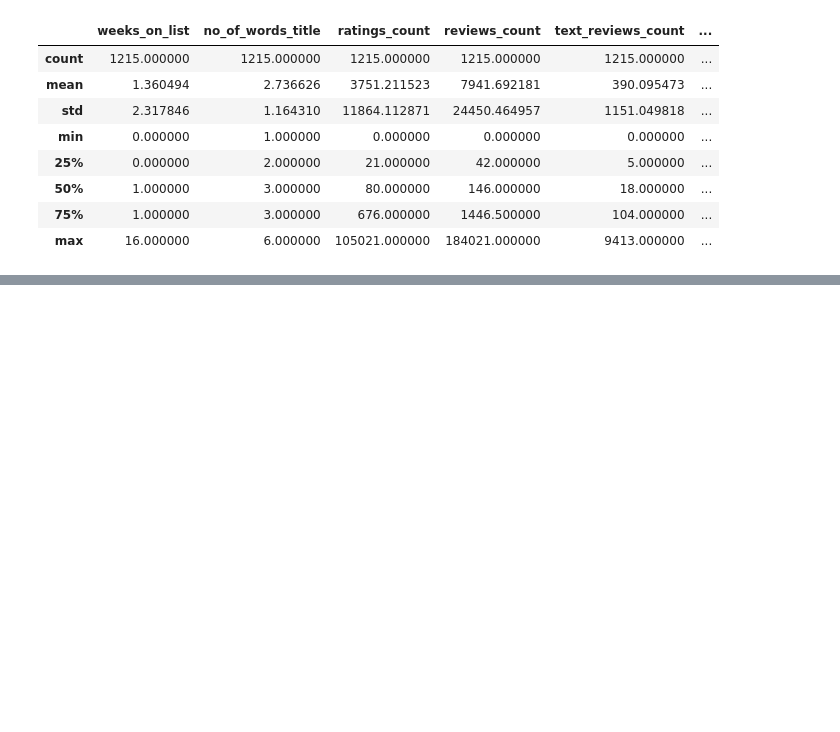
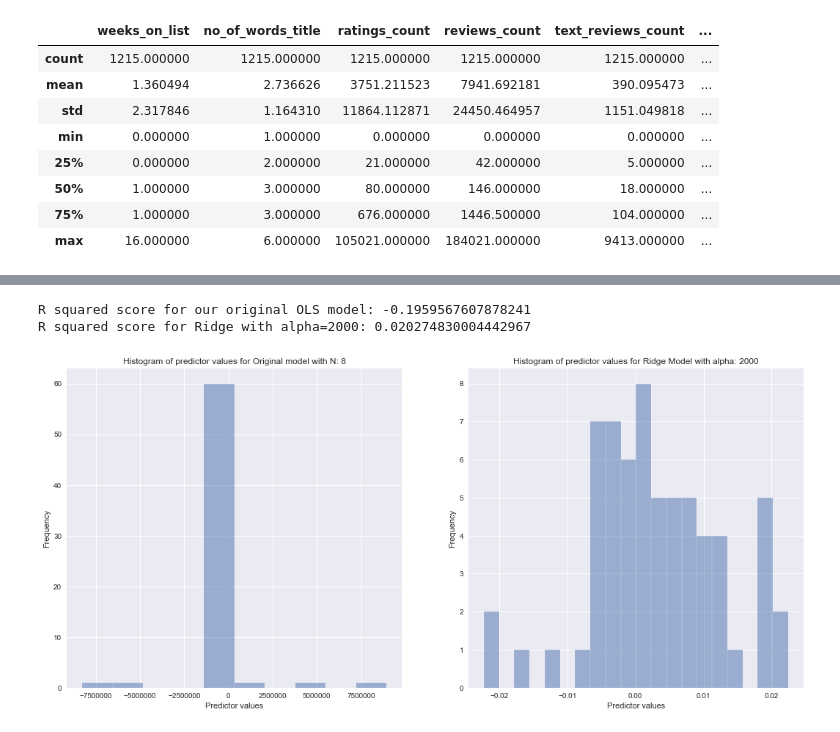
Before and after one commit to linhmai19/capstone_project, a Jupyter notebook: eda_modeling.ipynb, the cells around one changed output, grey strips where cells are left out. Cells and saved outputs as stored; diff of their text form; code cells hidden in the pictures; blank space fills up the shorter version.

```diff
--- a/eda_modeling.ipynb
+++ b/eda_modeling.ipynb
@@ -503,0 +707,24 @@ df_merge.describe()
+# %%
+from sklearn.linear_model import Ridge, Lasso
+# some values you can try out: 0.01, 0.1, 0.5, 1, 5, 10, 20, 40, 100, 200, 500, 1000, 10000
+alpha = 2000
+ridge_model = Ridge(alpha=alpha).fit(X_train_df_N, y_train)
+
+print('R squared score for our original OLS model: {}'.format(r2_val[-1]))
+print('R squared score for Ridge with alpha={}: {}'.format(alpha, ridge_model.score(X_val_df_N,y_val)))
+
+fig, ax = plt.subplots(figsize=(18,8), ncols=2)
+ax = ax.ravel()
+ax[0].hist(model_N.params, bins=10, alpha=0.5)
+ax[0].set_title('Histogram of predictor values for Original model with N: {}'.format(N))
+ax[0].set_xlabel('Predictor values')
+ax[0].set_ylabel('Frequency')
+
+ax[1].hist(ridge_model.coef_.flatten(), bins=20, alpha=0.5)
+ax[1].set_title('Histogram of predictor values for Ridge Model with alpha: {}'.format(alpha))
+ax[1].set_xlabel('Predictor values')
+ax[1].set_ylabel('Frequency');
+# %% [output]
+R squared score for our original OLS model: -0.1959567607878241
+R squared score for Ridge with alpha=2000: 0.020274830004442967
+[figure, added]
```
Also changed, not shown: parts of 45 cells of this notebook, 3 other files.
